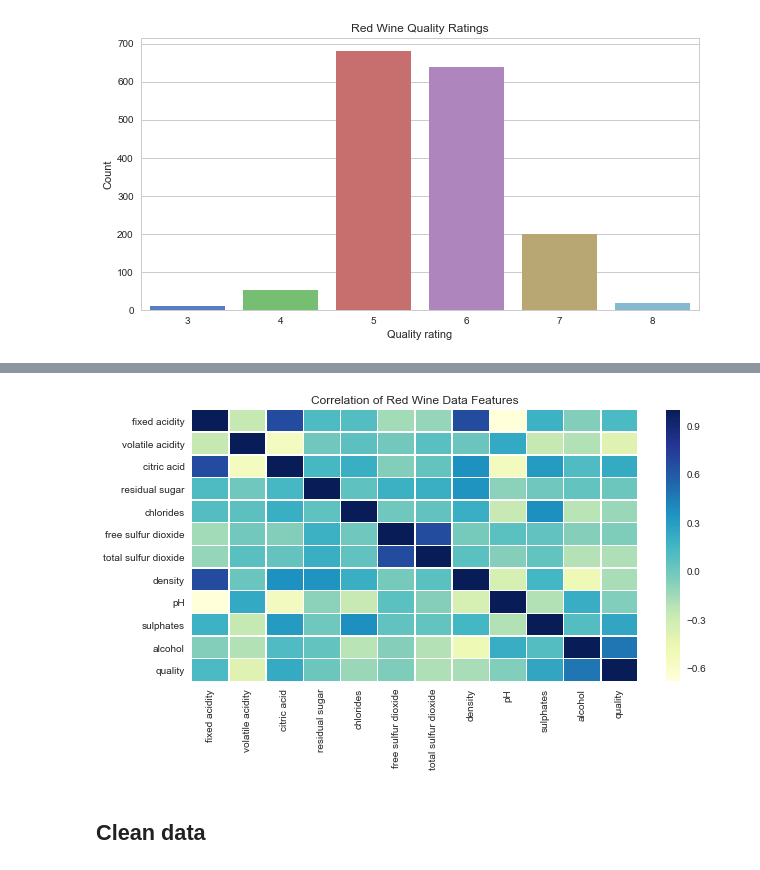
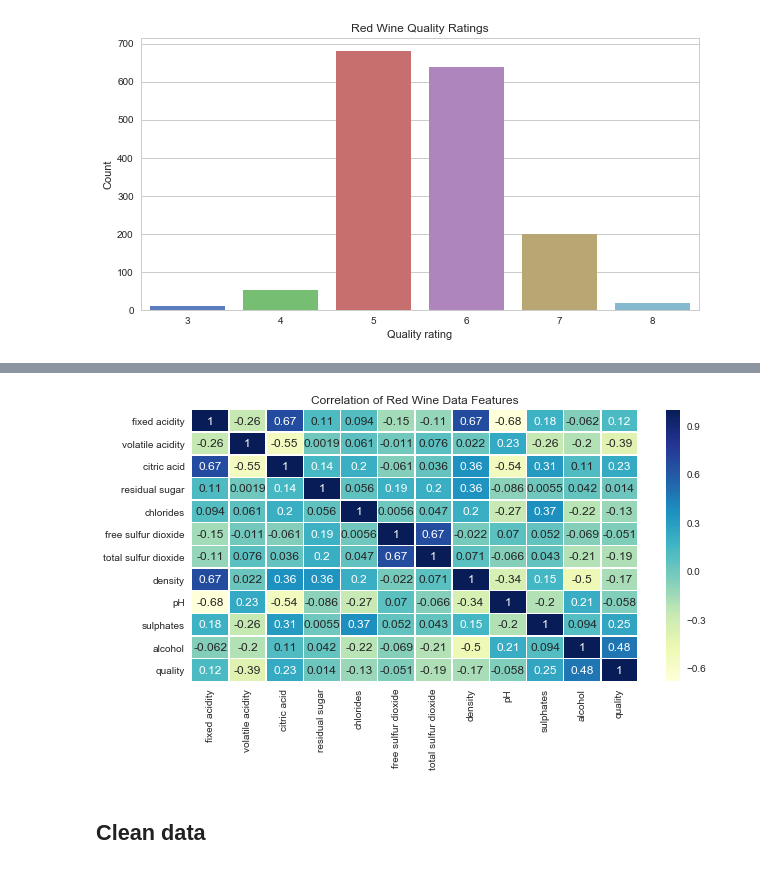
Before and after one commit to andrewhercules/predict-wine-quality, a Jupyter notebook: predict-wine-quality-red.ipynb, the cells around one changed output, grey strips where cells are left out. Drawn from its saved outputs; the diff is of its cells as text; code cells hidden in the pictures.

```diff
--- a/predict-wine-quality-red.ipynb
+++ b/predict-wine-quality-red.ipynb
@@ -111,11 +111,11 @@ red_wine_data.corr()
 # %%
 # plot correlation heat map
 fig = plt.subplots(figsize=(10, 5))
-ax = sns.heatmap(red_wine_data.corr(), linewidths=.5, cmap="YlGnBu")
+ax = sns.heatmap(red_wine_data.corr(), linewidths=.5, cmap="YlGnBu", annot=True)
 plt.title('Correlation of Red Wine Data Features')
 plt.show()
 # %% [output]
-[figure, old version]
+[figure, new version]
 # %% [markdown]
 ## Clean data
 # %%
```
Also changed, not shown: parts of 4 cells of this notebook.
